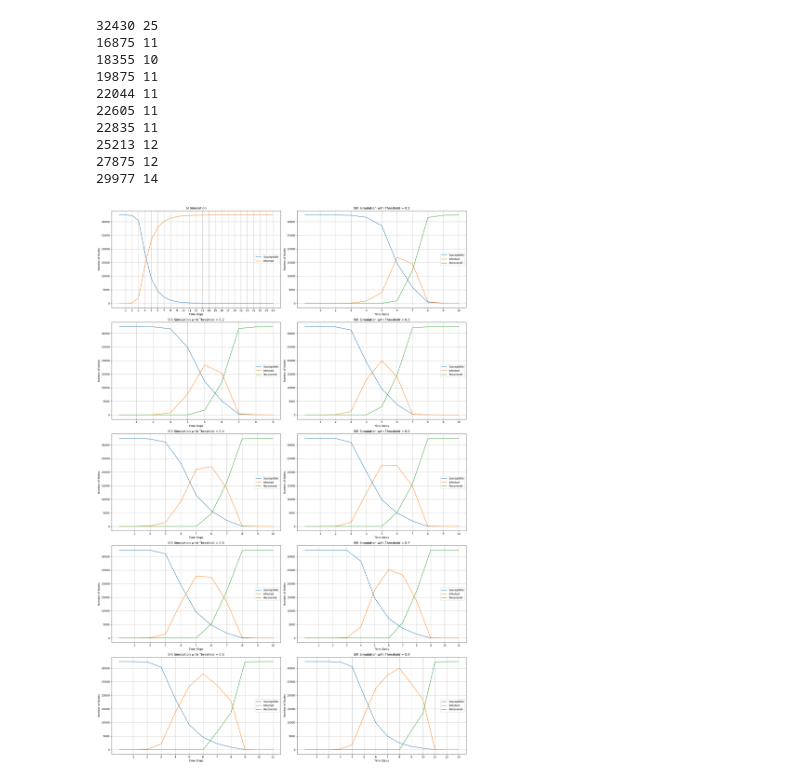
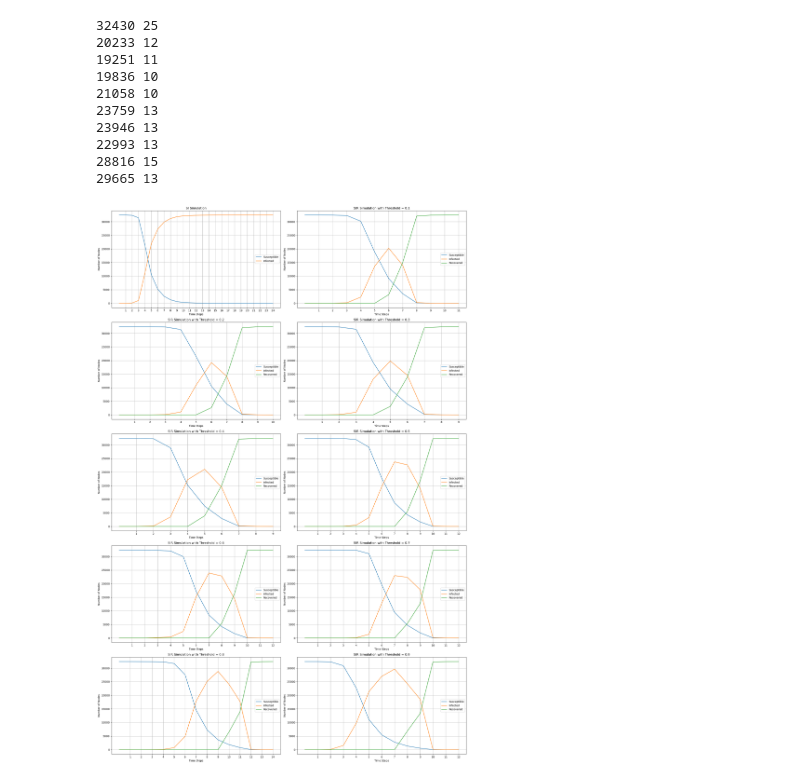
Before and after one commit to kfkfkflmej/NA_EU_emails_2024, a Jupyter notebook: SIR different Thresholds.ipynb, the cells around one changed output. Drawn from its saved outputs; the diff is of its cells as text; code cells hidden in the pictures.

```diff
--- a/SIR different Thresholds.ipynb
+++ b/SIR different Thresholds.ipynb
@@ -5,7 +5,7 @@ import networkx as nx
 import matplotlib.pyplot as plt
 
 # Load the CSV file and create the graph
-file_path = 'data.csv'  # Update with the actual path to your file
+file_path = 'data\data - fixed numbers.csv'  # Update with the actual path to your file
 edge_df = pd.read_csv(file_path, delimiter=' ')
 G = nx.from_pandas_edgelist(edge_df, 'Source', 'Target')
 
@@ -65,40 +65,40 @@ for i, recovery_threshold in enumerate(np.arange(0.0, 1.0, 0.1), start=1):
         if infected_counts[-1] == 0:
             break
     print(max(infected_counts), len(infected_counts))
     # Plot results for the current threshold
     plt.subplot(5, 2, i)
     if recovery_threshold == 0.0:
         plt.title("SI Simulation")
         plt.plot(susceptible_counts, label="Susceptible")
         plt.plot(infected_counts, label="Infected")
         plt.xlabel("Time Steps")
         plt.ylabel("Number of Nodes")
         plt.xticks(ticks = range(1, len(susceptible_counts)))
         plt.legend()
         plt.grid()
     else:
         plt.title(f"SIR Simulation with Threshold = {recovery_threshold:.1f}")
         plt.plot(susceptible_counts, label="Susceptible")
         plt.plot(infected_counts, label="Infected")
         plt.plot(recovered_counts, label="Recovered")
         plt.xlabel("Time Steps")
         plt.ylabel("Number of Nodes")
         plt.xticks(ticks = range(1, len(susceptible_counts)))
         plt.legend()
         plt.grid()
 
 # Adjust layout and display all plots
 plt.tight_layout()
 plt.show()
 # %% [output]
 32430 25
-16875 11
-18355 10
-19875 11
-22044 11
-22605 11
-22835 11
-25213 12
-27875 12
-29977 14
+20233 12
+19251 11
+19836 10
+21058 10
+23759 13
+23946 13
+22993 13
+28816 15
+29665 13
-[figure, old version]
+[figure, new version]
```
Also changed, not shown: parts of 1 cell of this notebook.
